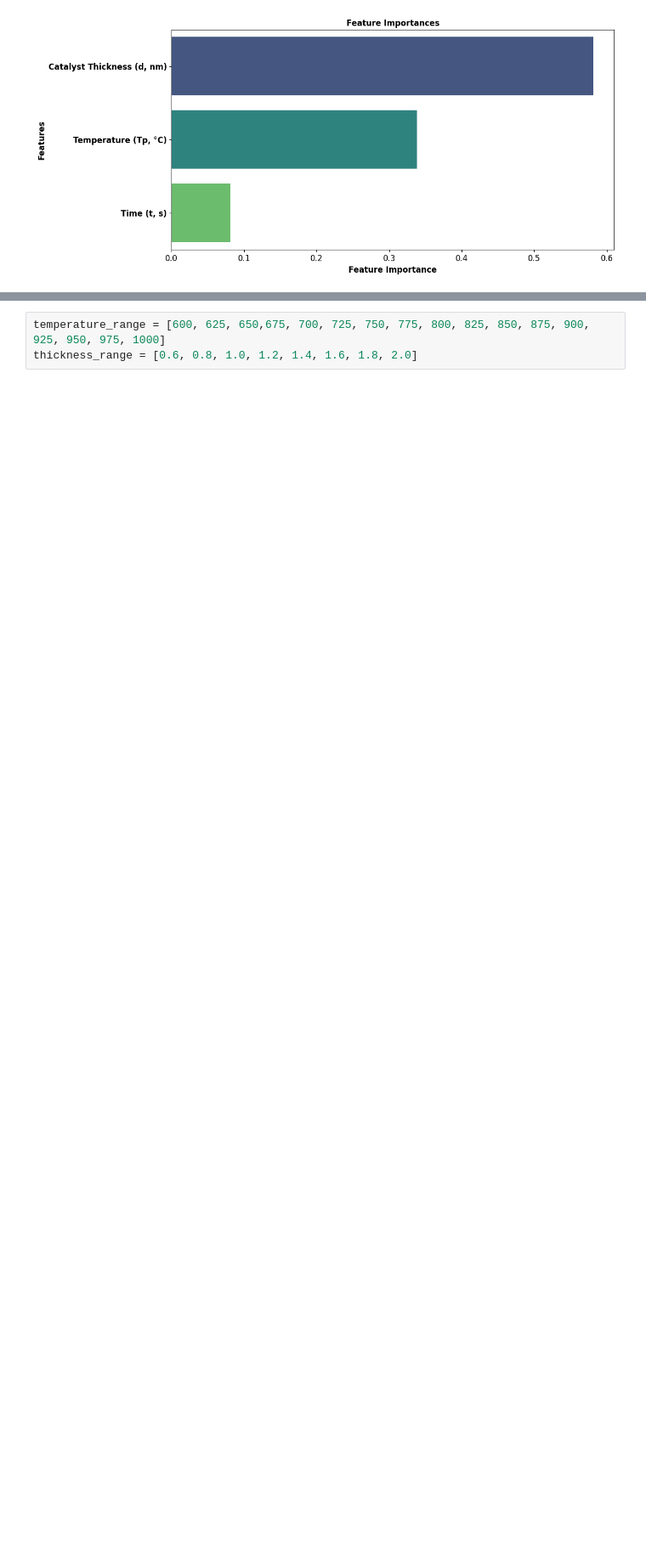
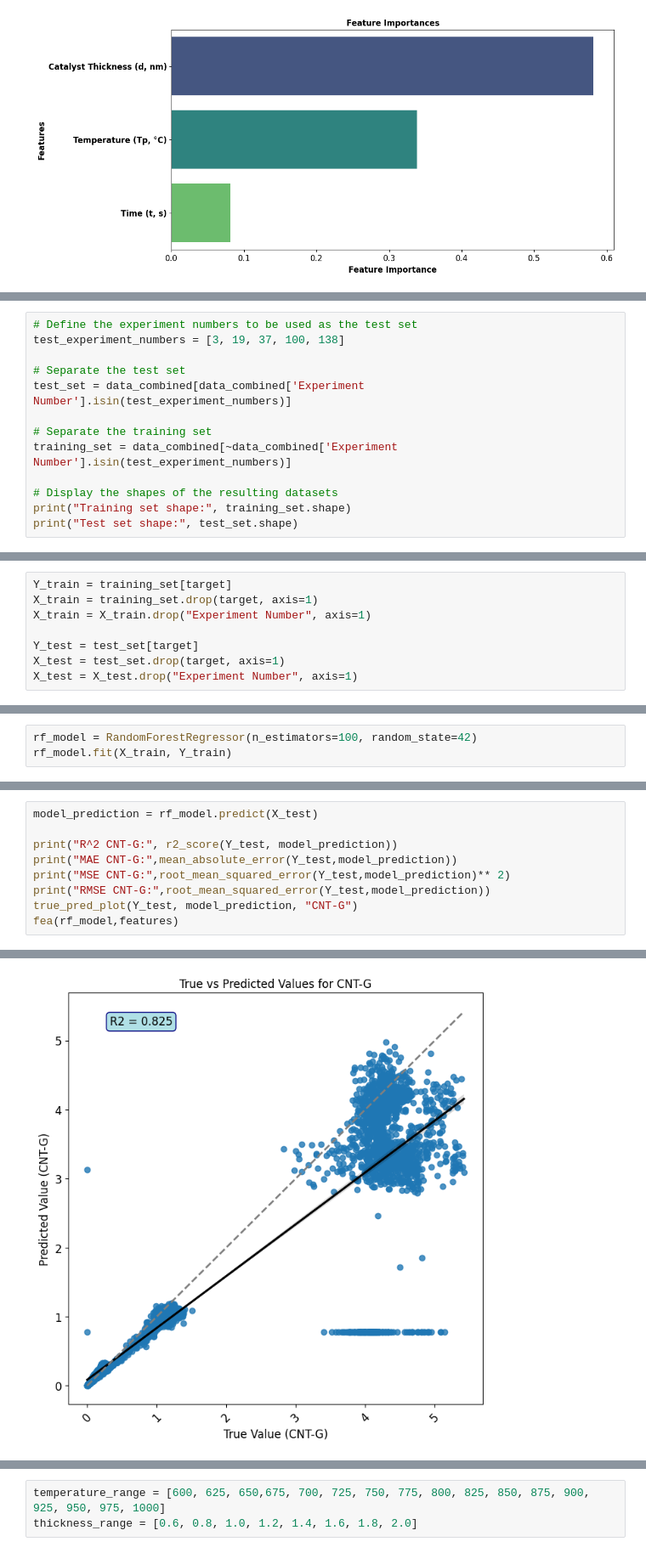
Before and after one commit to vaniseth/ARES-VIDURA, a Jupyter notebook: IL/IL-model.ipynb, the cells around one changed output, grey strips where cells are left out. Shown at 85% size. Cells and saved outputs as stored; diff of their text form; blank space fills up the shorter version.

Commit message:
added 2 new model

```diff
--- a/IL/IL-model.ipynb
+++ b/IL/IL-model.ipynb
@@ -99,0 +151,13 @@ RMSE CNT-G: 0.02383348617751766
+# %%
+# Define the experiment numbers to be used as the test set
+test_experiment_numbers = [3, 19, 37, 100, 138]
+
+# Separate the test set
+test_set = data_combined[data_combined['Experiment Number'].isin(test_experiment_numbers)]
+
+# Separate the training set
+training_set = data_combined[~data_combined['Experiment Number'].isin(test_experiment_numbers)]
+
+# Display the shapes of the resulting datasets
+print("Training set shape:", training_set.shape)
+print("Test set shape:", test_set.shape)
@@ -99,0 +167,8 @@ RMSE CNT-G: 0.02383348617751766
+# %%
+Y_train = training_set[target]
+X_train = training_set.drop(target, axis=1)
+X_train = X_train.drop("Experiment Number", axis=1)
+
+Y_test = test_set[target]
+X_test = test_set.drop(target, axis=1)
+X_test = X_test.drop("Experiment Number", axis=1)
@@ -99,0 +185,3 @@ RMSE CNT-G: 0.02383348617751766
+# %%
+rf_model = RandomForestRegressor(n_estimators=100, random_state=42)
+rf_model.fit(X_train, Y_train)
@@ -99,0 +190,10 @@ RMSE CNT-G: 0.02383348617751766
+# %%
+model_prediction = rf_model.predict(X_test)
+
+print("R^2 CNT-G:", r2_score(Y_test, model_prediction))
+print("MAE CNT-G:",mean_absolute_error(Y_test,model_prediction))
+print("MSE CNT-G:",root_mean_squared_error(Y_test,model_prediction)** 2)
+print("RMSE CNT-G:",root_mean_squared_error(Y_test,model_prediction))
+true_pred_plot(Y_test, model_prediction, "CNT-G")
+fea(rf_model,features)
+# %% [output]
@@ -99,0 +204 @@ RMSE CNT-G: 0.02383348617751766
+[figure, added]
```
Also changed, not shown: parts of 13 cells of this notebook.
